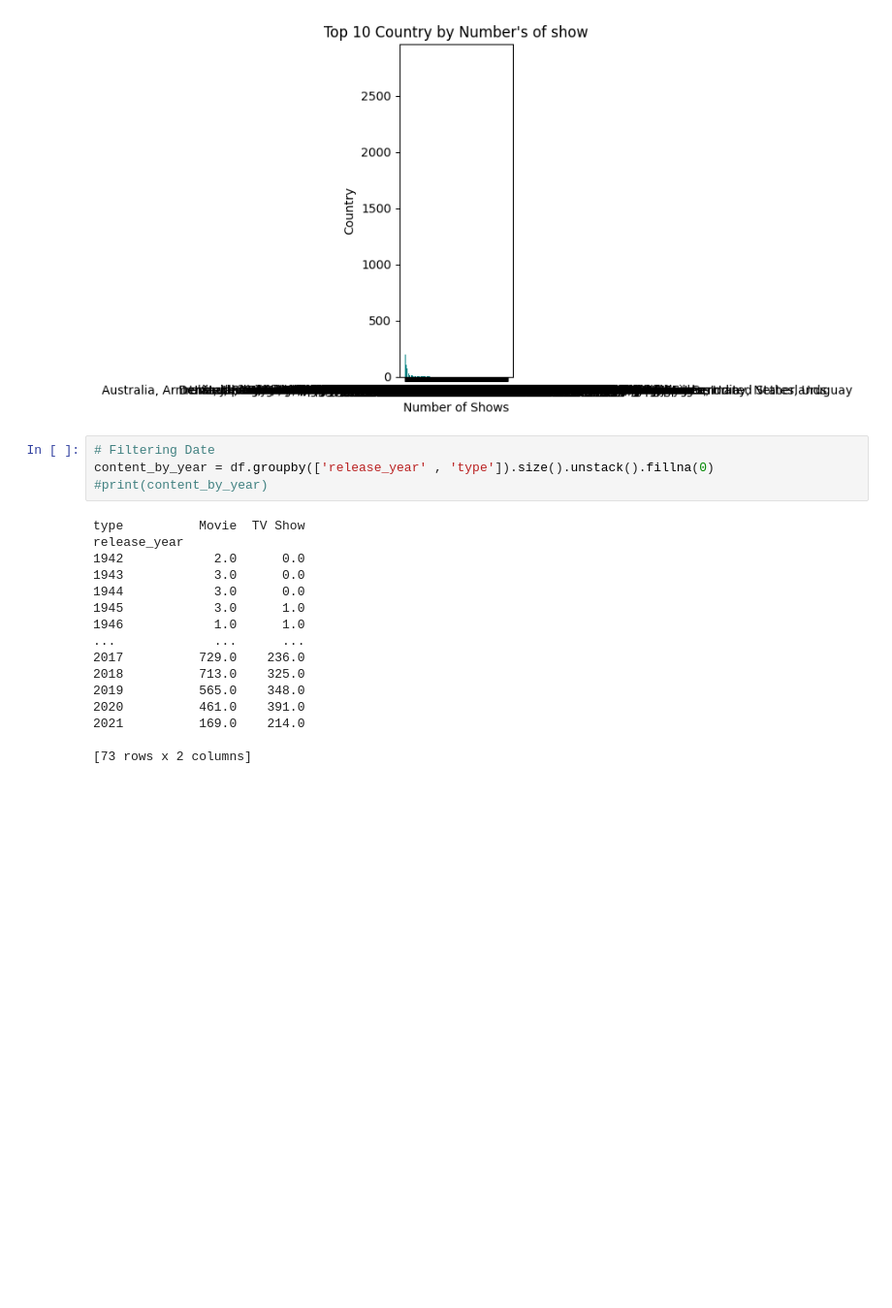
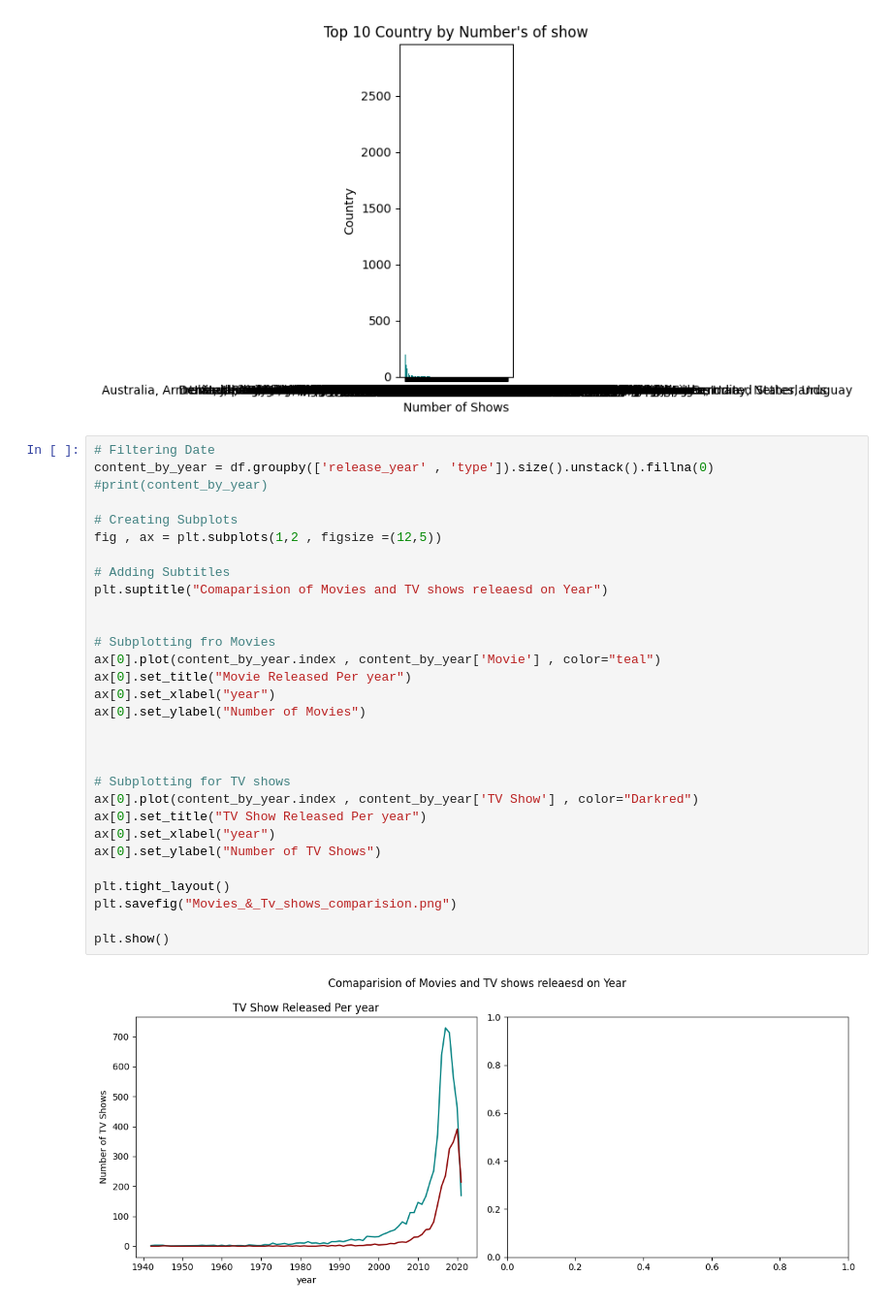
Before and after one commit to TA-ashrafi/Netflix-Insights-Unveiled, a Jupyter notebook: main.ipynb, the cells around one changed output. Shown at 97% size. Cells and saved outputs as stored; diff of their text form; blank space fills up the shorter version.

Commit message:
Creating Subplo chart fro movies and tv shows comparison

```diff
--- a/main.ipynb
+++ b/main.ipynb
@@ -96,20 +96,32 @@ plt.show()
 # %%
 # Filtering Date
 content_by_year = df.groupby(['release_year' , 'type']).size().unstack().fillna(0)
 #print(content_by_year)
+
+# Creating Subplots
+fig , ax = plt.subplots(1,2 , figsize =(12,5))
+
+# Adding Subtitles
+plt.suptitle("Comaparision of Movies and TV shows releaesd on Year")
+
+
+# Subplotting fro Movies
+ax[0].plot(content_by_year.index , content_by_year['Movie'] , color="teal")
+ax[0].set_title("Movie Released Per year")
+ax[0].set_xlabel("year")
+ax[0].set_ylabel("Number of Movies")
+
+
+
+# Subplotting for TV shows
+ax[0].plot(content_by_year.index , content_by_year['TV Show'] , color="Darkred")
+ax[0].set_title("TV Show Released Per year")
+ax[0].set_xlabel("year")
+ax[0].set_ylabel("Number of TV Shows")
+
+plt.tight_layout()
+plt.savefig("Movies_&_Tv_shows_comparision.png")
+
+plt.show()
 # %% [output]
-type          Movie  TV Show
-release_year
-1942            2.0      0.0
-1943            3.0      0.0
-1944            3.0      0.0
-1945            3.0      1.0
-1946            1.0      1.0
-...             ...      ...
-2017          729.0    236.0
-2018          713.0    325.0
-2019          565.0    348.0
-2020          461.0    391.0
-2021          169.0    214.0
-
-[73 rows x 2 columns]
+[figure, added]
```
